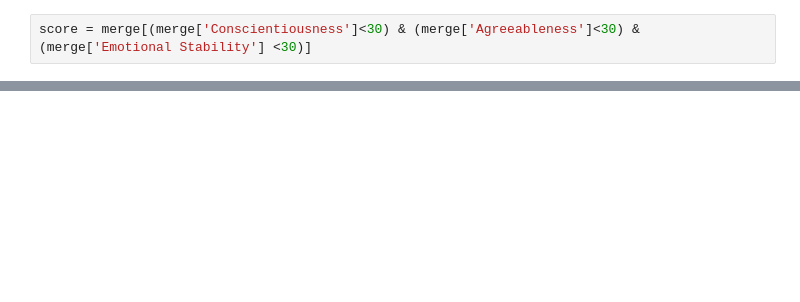
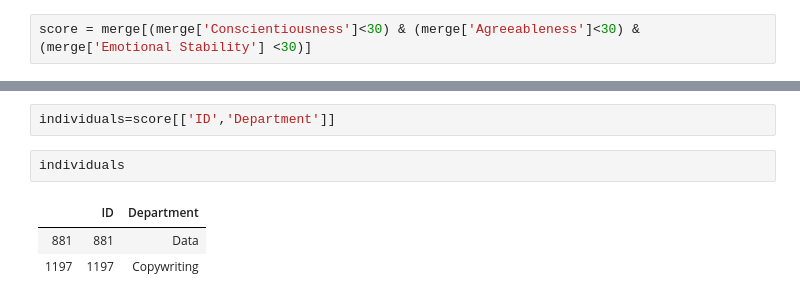
Before and after one commit to LeboSeribe/Data-Wrangling, a Jupyter notebook: Data Wrangling.ipynb, the cells around one changed output, grey strips where cells are left out. Saved outputs shown, nothing was run; the diff lists cells and outputs as text; blank space fills up the shorter version.

```diff
--- a/Data Wrangling.ipynb
+++ b/Data Wrangling.ipynb
@@ -337,0 +310,8 @@ print(males)
+# %%
+individuals=score[['ID','Department']]
+# %%
+individuals
+# %% [output]
+|  | ID | Department |
+| 881 | 881 | Data |
+| 1197 | 1197 | Copywriting |
```
Also changed, not shown: parts of 4 cells of this notebook.
